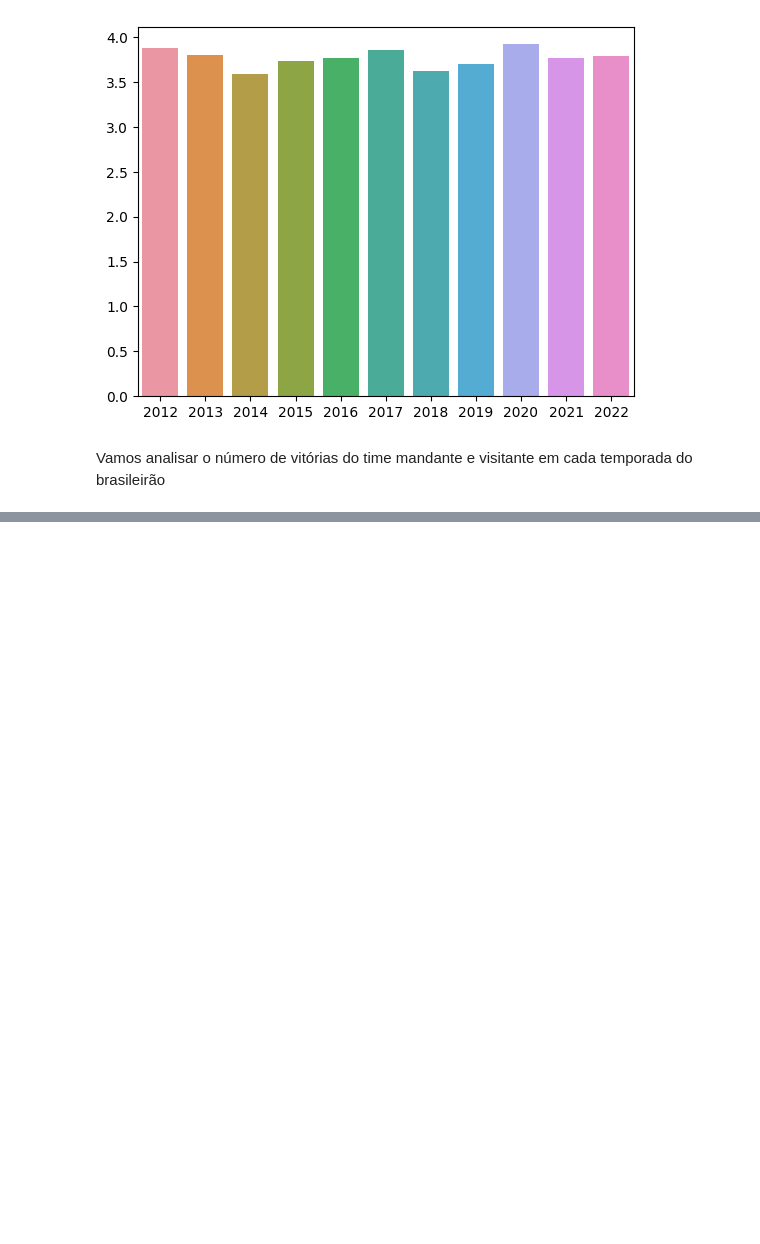
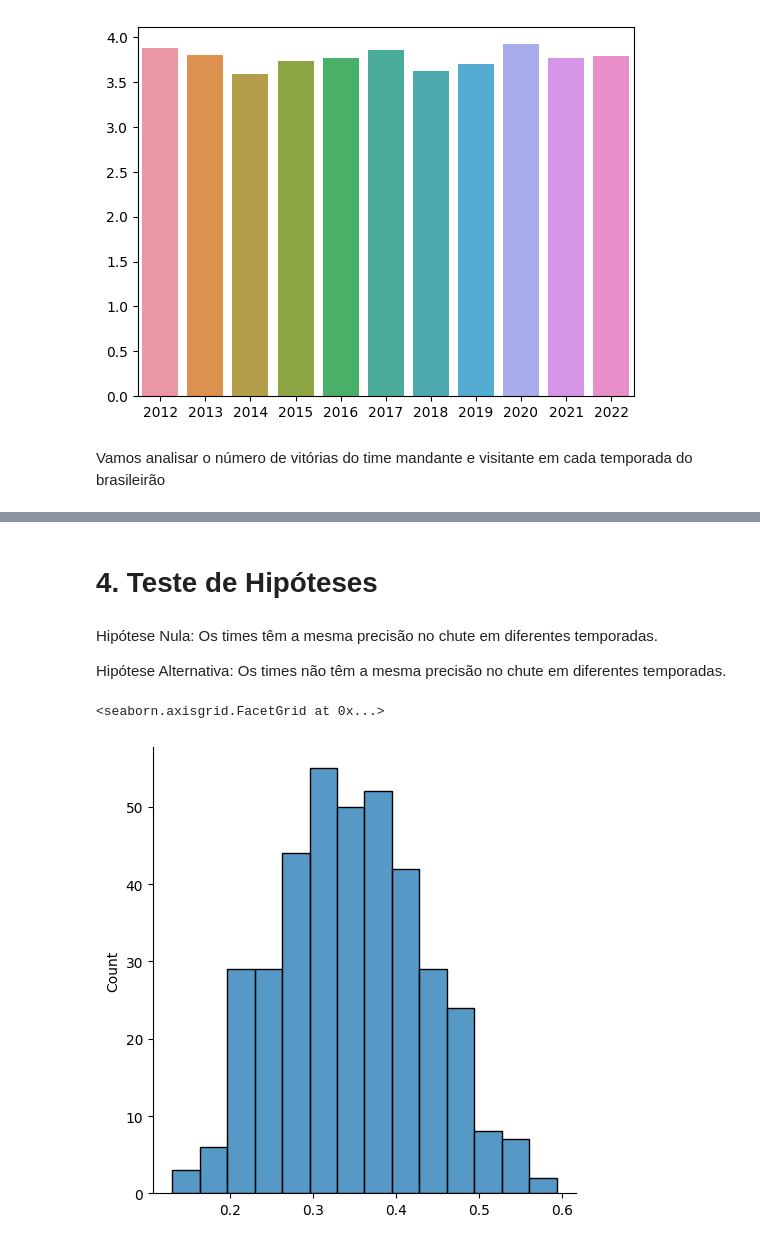
Before and after one commit to matheusalb/Veva365, a Jupyter notebook: Projeto 1.ipynb, the cells around one changed output, grey strips where cells are left out. Saved outputs shown, nothing was run; the diff lists cells and outputs as text; code cells hidden in the pictures; blank space fills up the shorter version.

```diff
--- a/Projeto 1.ipynb
+++ b/Projeto 1.ipynb
@@ -697,0 +722,11 @@ ftr_br
+# %% [markdown]
+# 4. Teste de Hipóteses
+# %% [markdown]
+Hipótese Nula: Os times têm a mesma precisão no chute em diferentes temporadas.
+
+Hipótese Alternativa: Os times não têm a mesma precisão no chute em diferentes temporadas.
+# %%
+sns.displot(df_br_2012['HST'] / df_br_2012['HS'])
+# %% [output]
+<seaborn.axisgrid.FacetGrid at 0x...>
+[figure, added]
```
Also changed, not shown: parts of 20 cells of this notebook.
